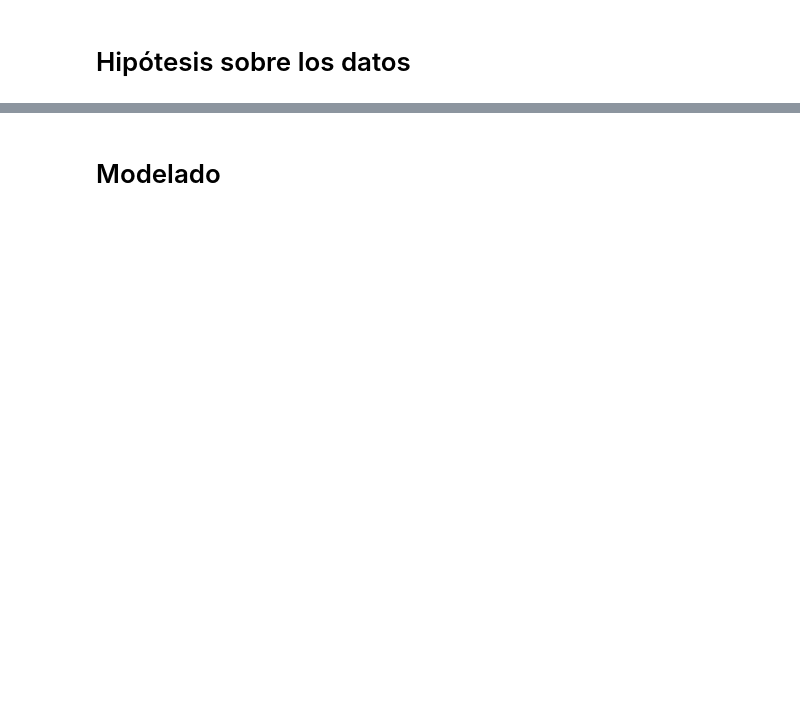
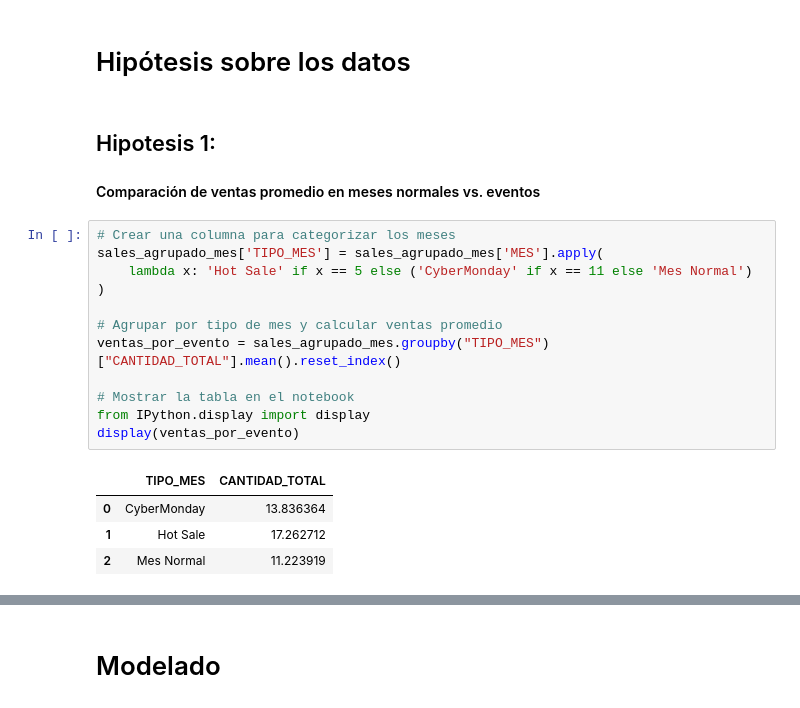
Before and after one commit to LuisBoschetto/trabajofinal, a Jupyter notebook: TrabajoFinal.ipynb, the cells around one changed output, grey strips where cells are left out. Saved outputs shown, nothing was run; the diff lists cells and outputs as text; blank space fills up the shorter version.

```diff
--- a/TrabajoFinal.ipynb
+++ b/TrabajoFinal.ipynb
@@ -511,2 +567,23 @@ plt.show()
 # %% [markdown]
 # Hipótesis sobre los datos
+# %% [markdown]
+## Hipotesis 1:
+
+#### Comparación de ventas promedio en meses normales vs. eventos
+# %%
+# Crear una columna para categorizar los meses
+sales_agrupado_mes['TIPO_MES'] = sales_agrupado_mes['MES'].apply(
+    lambda x: 'Hot Sale' if x == 5 else ('CyberMonday' if x == 11 else 'Mes Normal')
+)
+
+# Agrupar por tipo de mes y calcular ventas promedio
+ventas_por_evento = sales_agrupado_mes.groupby("TIPO_MES")["CANTIDAD_TOTAL"].mean().reset_index()
+
+# Mostrar la tabla en el notebook
+from IPython.display import display
+display(ventas_por_evento)
+# %% [output]
+|  | TIPO_MES | CANTIDAD_TOTAL |
+| 0 | CyberMonday | 13.836364 |
+| 1 | Hot Sale | 17.262712 |
+| 2 | Mes Normal | 11.223919 |
```
Also changed, not shown: parts of 19 cells of this notebook.
